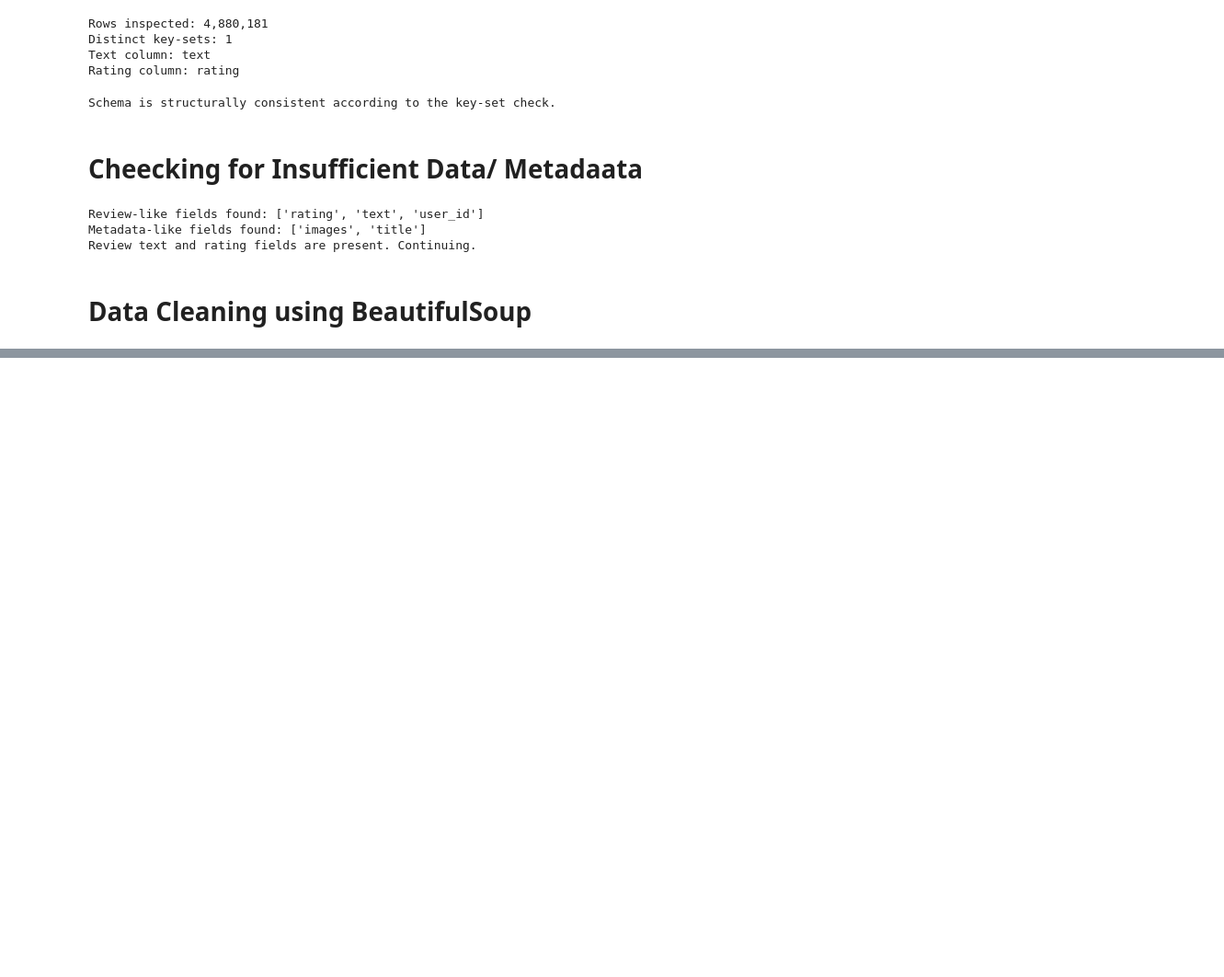
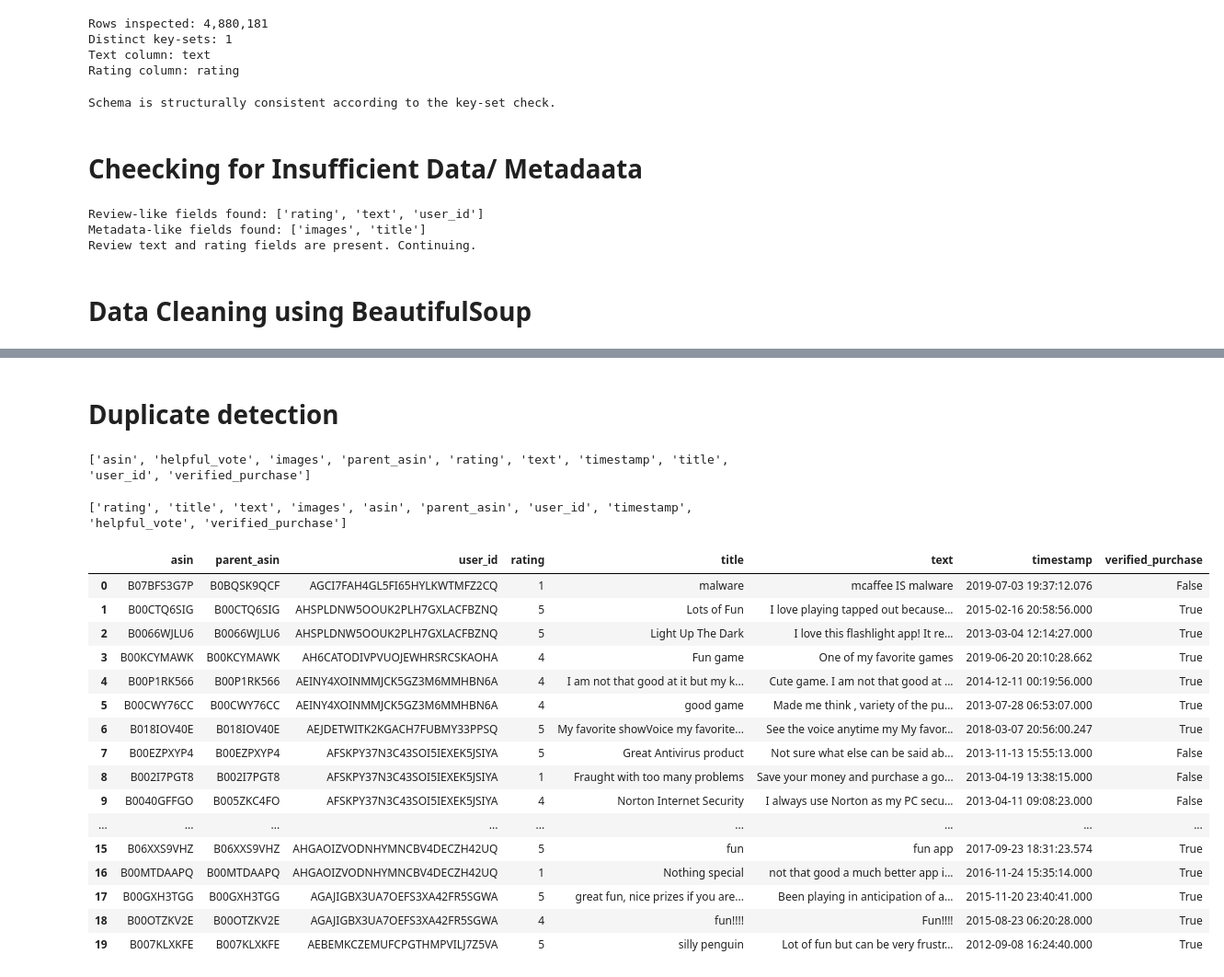
Before and after one commit to Ujjawal-Bisht/ForeSightAI, a Jupyter notebook: notebooks/ingestion/02_data_preprocessing.ipynb, the cells around one changed output, grey strips where cells are left out. Shown at 92% size. Drawn from its saved outputs; the diff is of its cells as text; code cells hidden in the pictures; blank space fills up the shorter version.

Commit message:
Data Pre-Processing: Logic for duplicate detection tested.

```diff
--- a/notebooks/ingestion/02_data_preprocessing.ipynb
+++ b/notebooks/ingestion/02_data_preprocessing.ipynb
@@ -260,0 +301,49 @@ def validate_rating(value):
+# %% [markdown]
+# Duplicate detection
+# %%
+print(sorted(all_columns))
+# %% [output]
+['asin', 'helpful_vote', 'images', 'parent_asin', 'rating', 'text', 'timestamp', 'title', 'user_id', 'verified_purchase']
+# %%
+import pandas as pd
+
+RAW_PATH = Path("../../data/raw/Software.jsonl")
+
+sample_df = pd.read_json(
+    RAW_PATH,
+    lines=True,
+    nrows=20
+)
+
+print(sample_df.columns.tolist())
+# %% [output]
+['rating', 'title', 'text', 'images', 'asin', 'parent_asin', 'user_id', 'timestamp', 'helpful_vote', 'verified_purchase']
+# %%
+sample_df[[
+    "asin",
+    "parent_asin",
+    "user_id",
+    "rating",
+    "title",
+    "text",
+    "timestamp",
+    "verified_purchase"
+]].head(20)
+# %% [output]
+|  | asin | parent_asin | user_id | rating | title | text | timestamp | verified_purchase |
+| 0 | B07BFS3G7P | B0BQSK9QCF | AGCI7FAH4GL5FI65HYLKWTMFZ2CQ | 1 | malware | mcaffee IS malware | 2019-07-03 19:37:12.076 | False |
+| 1 | B00CTQ6SIG | B00CTQ6SIG | AHSPLDNW5OOUK2PLH7GXLACFBZNQ | 5 | Lots of Fun | I love playing tapped out because... | 2015-02-16 20:58:56.000 | True |
+| 2 | B0066WJLU6 | B0066WJLU6 | AHSPLDNW5OOUK2PLH7GXLACFBZNQ | 5 | Light Up The Dark | I love this flashlight app! It re... | 2013-03-04 12:14:27.000 | True |
+| 3 | B00KCYMAWK | B00KCYMAWK | AH6CATODIVPVUOJEWHRSRCSKAOHA | 4 | Fun game | One of my favorite games | 2019-06-20 20:10:28.662 | True |
+| 4 | B00P1RK566 | B00P1RK566 | AEINY4XOINMMJCK5GZ3M6MMHBN6A | 4 | I am not that good at it but my k... | Cute game. I am not that good at ... | 2014-12-11 00:19:56.000 | True |
+| 5 | B00CWY76CC | B00CWY76CC | AEINY4XOINMMJCK5GZ3M6MMHBN6A | 4 | good game | Made me think , variety of the pu... | 2013-07-28 06:53:07.000 | True |
+| 6 | B018IOV40E | B018IOV40E | AEJDETWITK2KGACH7FUBMY33PPSQ | 5 | My favorite showVoice my favorite... | See the voice anytime my My favor... | 2018-03-07 20:56:00.247 | True |
+| 7 | B00EZPXYP4 | B00EZPXYP4 | AFSKPY37N3C43SOI5IEXEK5JSIYA | 5 | Great Antivirus product | Not sure what else can be said ab... | 2013-11-13 15:55:13.000 | False |
+| 8 | B002I7PGT8 | B002I7PGT8 | AFSKPY37N3C43SOI5IEXEK5JSIYA | 1 | Fraught with too many problems | Save your money and purchase a go... | 2013-04-19 13:38:15.000 | False |
+| 9 | B0040GFFGO | B005ZKC4FO | AFSKPY37N3C43SOI5IEXEK5JSIYA | 4 | Norton Internet Security | I always use Norton as my PC secu... | 2013-04-11 09:08:23.000 | False |
+| ... | ... | ... | ... | ... | ... | ... | ... | ... |
+| 15 | B06XXS9VHZ | B06XXS9VHZ | AHGAOIZVODNHYMNCBV4DECZH42UQ | 5 | fun | fun app | 2017-09-23 18:31:23.574 | True |
+| 16 | B00MTDAAPQ | B00MTDAAPQ | AHGAOIZVODNHYMNCBV4DECZH42UQ | 1 | Nothing special | not that good a much better app i... | 2016-11-24 15:35:14.000 | True |
+| 17 | B00GXH3TGG | B00GXH3TGG | AGAJIGBX3UA7OEFS3XA42FR5SGWA | 5 | great fun, nice prizes if you are... | Been playing in anticipation of a... | 2015-11-20 23:40:41.000 | True |
+| 18 | B00OTZKV2E | B00OTZKV2E | AGAJIGBX3UA7OEFS3XA42FR5SGWA | 4 | fun!!!! | Fun!!!! | 2015-08-23 06:20:28.000 | True |
+| 19 | B007KLXKFE | B007KLXKFE | AEBEMKCZEMUFCPGTHMPVILJ7Z5VA | 5 | silly penguin | Lot of fun but can be very frustr... | 2012-09-08 16:24:40.000 | True |
```
Also changed, not shown: parts of 14 cells of this notebook, 1 other file.
